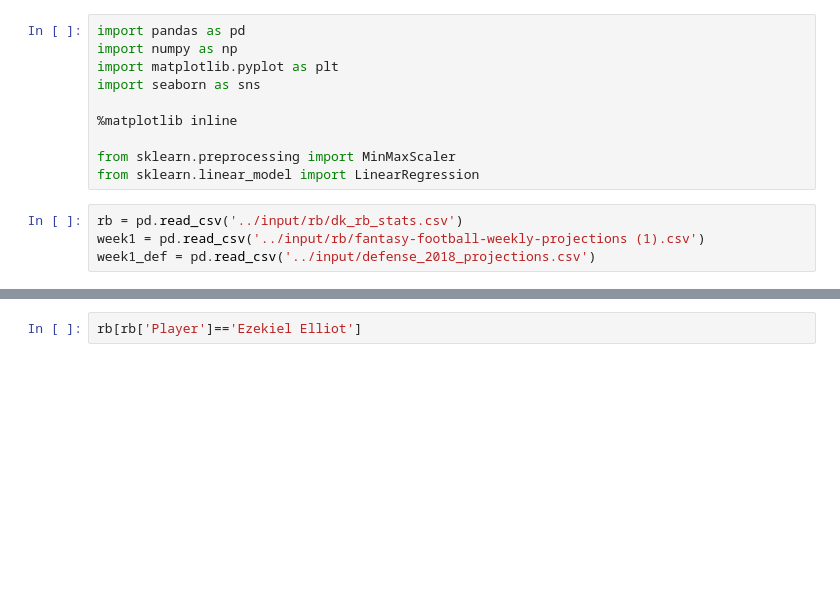
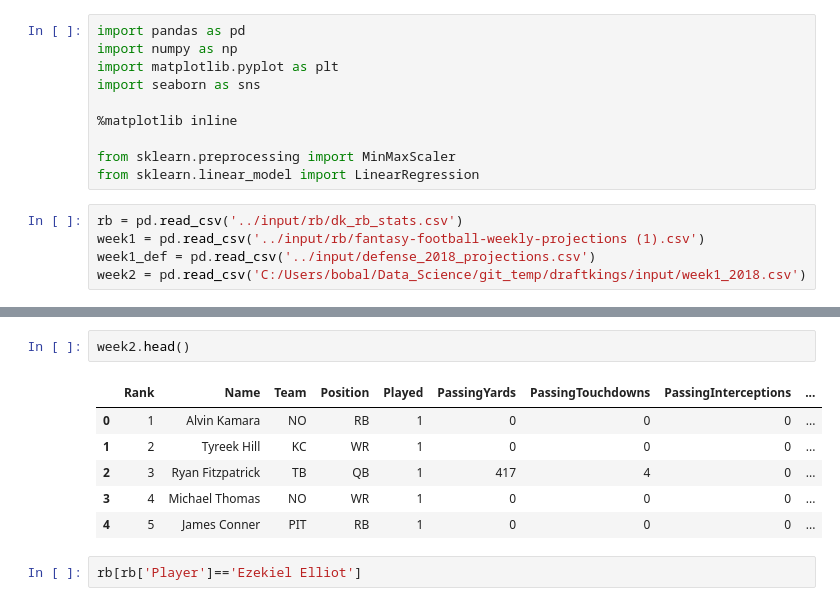
Before and after one commit to bobbdyai73/draftkings, a Jupyter notebook: regressions/rb_weekly_projections.ipynb, the cells around one changed output, grey strips where cells are left out. Saved outputs shown, nothing was run; the diff lists cells and outputs as text; blank space fills up the shorter version.

```diff
--- a/regressions/rb_weekly_projections.ipynb
+++ b/regressions/rb_weekly_projections.ipynb
@@ -12,3 +12,4 @@ from sklearn.linear_model import LinearRegression
 rb = pd.read_csv('../input/rb/dk_rb_stats.csv')
 week1 = pd.read_csv('../input/rb/fantasy-football-weekly-projections (1).csv')
 week1_def = pd.read_csv('../input/defense_2018_projections.csv')
+week2 = pd.read_csv('C:/Users/bobal/Data_Science/git_temp/draftkings/input/week1_2018.csv')
@@ -15,3 +25,12 @@ week1_def = pd.read_csv('../input/defense_2018_projections.csv')
+# %%
+week2.head()
+# %% [output]
+|  | Rank | Name | Team | Position | Played | PassingYards | PassingTouchdowns | PassingInterceptions | ... |
+| 0 | 1 | Alvin Kamara | NO | RB | 1 | 0 | 0 | 0 | ... |
+| 1 | 2 | Tyreek Hill | KC | WR | 1 | 0 | 0 | 0 | ... |
+| 2 | 3 | Ryan Fitzpatrick | TB | QB | 1 | 417 | 4 | 0 | ... |
+| 3 | 4 | Michael Thomas | NO | WR | 1 | 0 | 0 | 0 | ... |
+| 4 | 5 | James Conner | PIT | RB | 1 | 0 | 0 | 0 | ... |
 # %%
 rb[rb['Player']=='Ezekiel Elliot']
 # %% [output]
```
Also changed, not shown: parts of 9 cells of this notebook, 6 other files.
